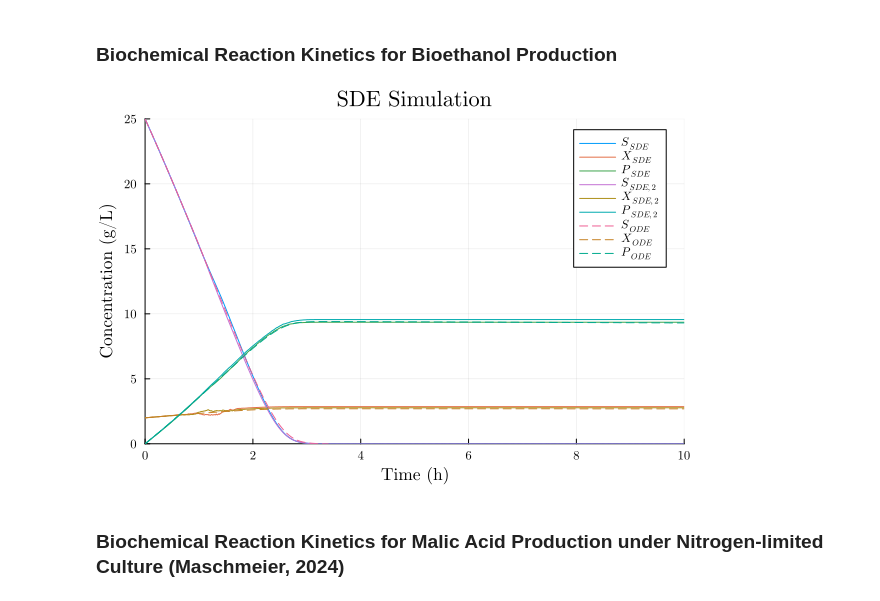
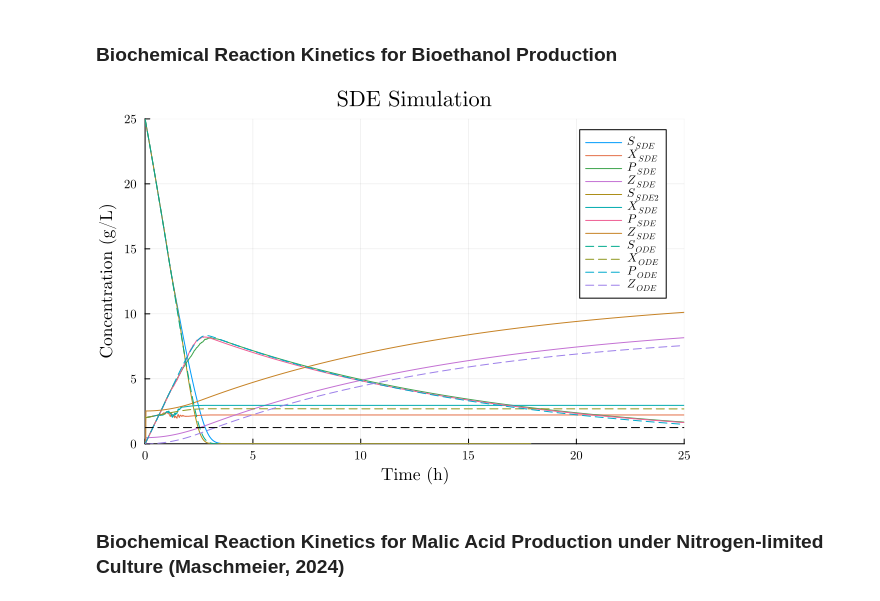
Before and after one commit to rafifsr/bachelorsthesis, a Jupyter notebook: LSMCclipped.ipynb, the cells around one changed output. Saved outputs shown, nothing was run; the diff lists cells and outputs as text; code cells hidden in the pictures.

```diff
--- a/LSMCclipped.ipynb
+++ b/LSMCclipped.ipynb
@@ -18,11 +18,14 @@ params  = Dict(
     "Y_xs" => 0.28, # Zentou et al
     "Y_ys" => 0.42, # Zentou et al
     "m_s" => 0.015, # Villadsen
-    "q_max_y" => 0.244 * 0.42 # 1.79, # Nagy
-    "K_sy" => 11.55, # 1.68, # Nagy
-    "σs" => 0.5, # Arbitrary
-    "σx" => 0.1, # Arbitrary
-    "σy" => 0.5 # Arbitrary
+    "q_max_y" => 1.79, # Nagy
+    "K_sy" => 1.68, # Nagy
+    "q_max_z" => 0.042*1.79, # Nagy
+    "K_sz" => 0.1, # Zentou et al
+    "σs" => 2.0, # Arbitrary
+    "σx" => 2.0, # Arbitrary
+    "σy" => 2.0, # Arbitrary
+    "σz" => 2.0 # Arbitrary
 )
 
 # Initial conditions for the state variables
@@ -30,11 +33,12 @@ params  = Dict(
 init = Dict(
     "S0" => 25.0,
     "X0" => 2.0,
-    "Y0" => 0
+    "Y0" => 0.0,
+    "Z0" => 0.0
 )
 
 # Time parameters
-T = 10.0  # Time span for the simulation
+T = 25.0  # Time span for the simulation
 dt = 0.01  # Time step for the simulation
 tsteps = 0:dt:T  # Time steps array
 N = length(tsteps)  # Number of time steps
@@ -43,25 +47,30 @@ N = length(tsteps)  # Number of time steps
 M = 1_000  # Number of Monte Carlo simulations
 sdesol = simulate_paths(params, T, init, M, dt)[1]
 odesol = simulate_paths(params, T, init, M, dt)[2]
+time = odesol.t  # Time vector from the ODE solution
 
 # Storing the results in matrices for each state variable
 S = zeros(length(sdesol), length(sdesol[1].t))
 X = zeros(length(sdesol), length(sdesol[1].t))
 Y = zeros(length(sdesol), length(sdesol[1].t))
+Z = zeros(length(sdesol), length(sdesol[1].t))
 
 for i in 1:length(sdesol)
     S[i, :] = sdesol[i][1, :]
     X[i, :] = sdesol[i][2, :]
     Y[i, :] = sdesol[i][3, :]
+    Z[i, :] = sdesol[i][4, :]
 end
-
-# Plotting the results
-plot(sdesol[353], title="SDE Simulation", label=[L"S_{SDE}" L"X_{SDE}" L"P_{SDE}"], xlabel="Time (h)", ylabel="Concentration (g/L)")
-plot!(sdesol[53], title="SDE Simulation", label=[L"S_{SDE,2}" L"X_{SDE,2}" L"P_{SDE,2}"], xlabel="Time (h)", ylabel="Concentration (g/L)")
-plot!(odesol, title="SDE Simulation", label=[L"S_{ODE}" L"X_{ODE}" L"P_{ODE}"], xlabel="Time (h)", ylabel="Concentration (g/L)", linestyle=:dash)
-plot!(legend=:topright, fontfamily="Computer Modern", lw=2, markersize=4, grid=true, ylims=(0, init["S0"]), xlims=(0, T))
-# %% [output]
-[figure, removed]
+# %%
+# Plotting the results
+plot(sdesol[1], label=[L"S_{SDE}" L"X_{SDE}" L"P_{SDE}" L"Z_{SDE}"],  title="SDE Simulation", xlabel="Time (h)", ylabel="Concentration (g/L)")
+plot!(sdesol[50], label=[L"S_{SDE2}" L"X_{SDE}" L"P_{SDE}" L"Z_{SDE}"], title="SDE Simulation", xlabel="Time (h)", ylabel="Concentration (g/L)")
+
+plot!(odesol, title="SDE Simulation", label=[L"S_{ODE}" L"X_{ODE}" L"P_{ODE}" L"Z_{ODE}"], xlabel="Time (h)", ylabel="Concentration (g/L)", linestyle=:dash)
+plot!(legend=:topright, fontfamily="Computer Modern", lw=2, markersize=4, grid=true, ylims=(0, init["S0"]), xlims=(0,T))
+hline!([0.05 * init["S0"]], label="", linestyle=:dash, color=:black)
+# %% [output]
+[figure, added]
 # %% [markdown]
 ### Biochemical Reaction Kinetics for Malic Acid Production under Nitrogen-limited Culture (Maschmeier, 2024)
 # %%
```
Also changed, not shown: parts of 2 cells of this notebook.
